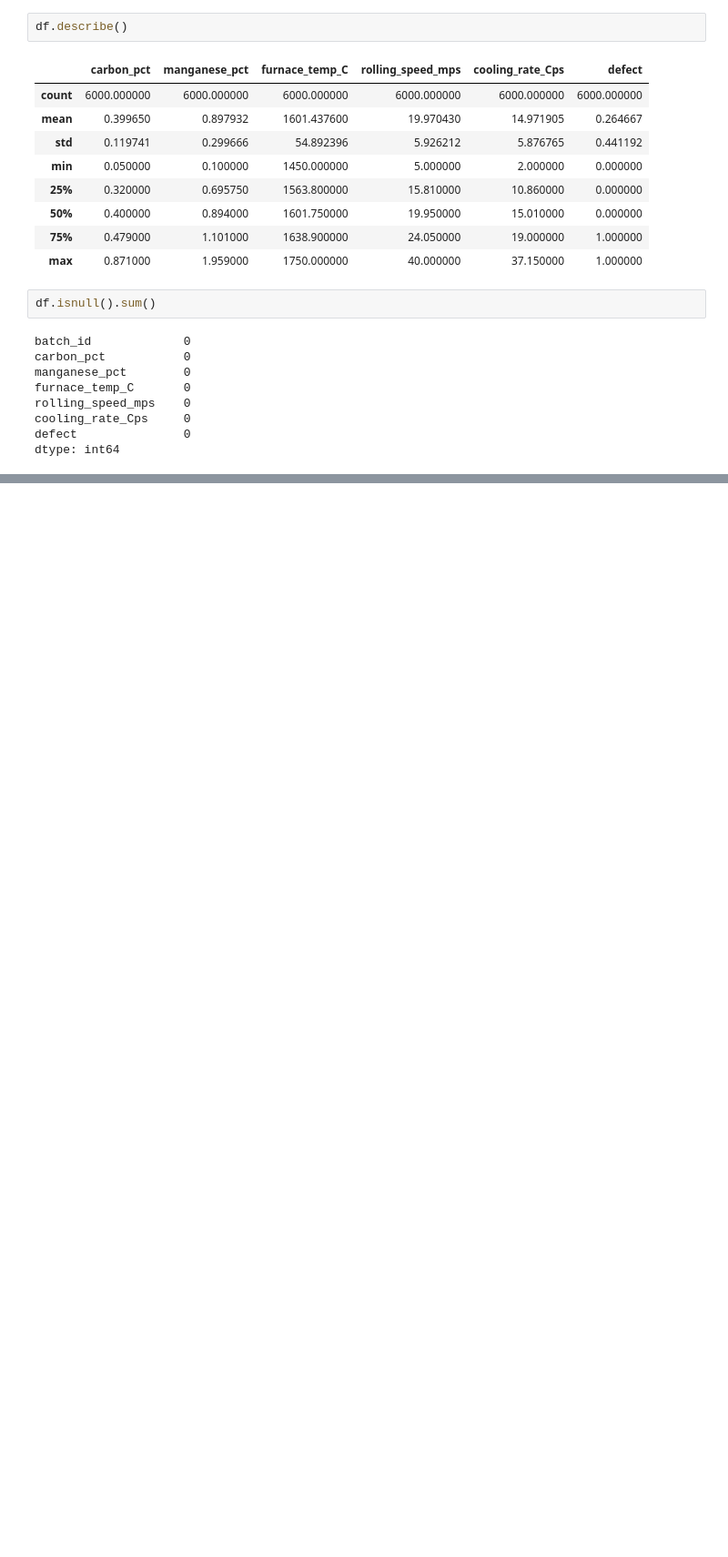
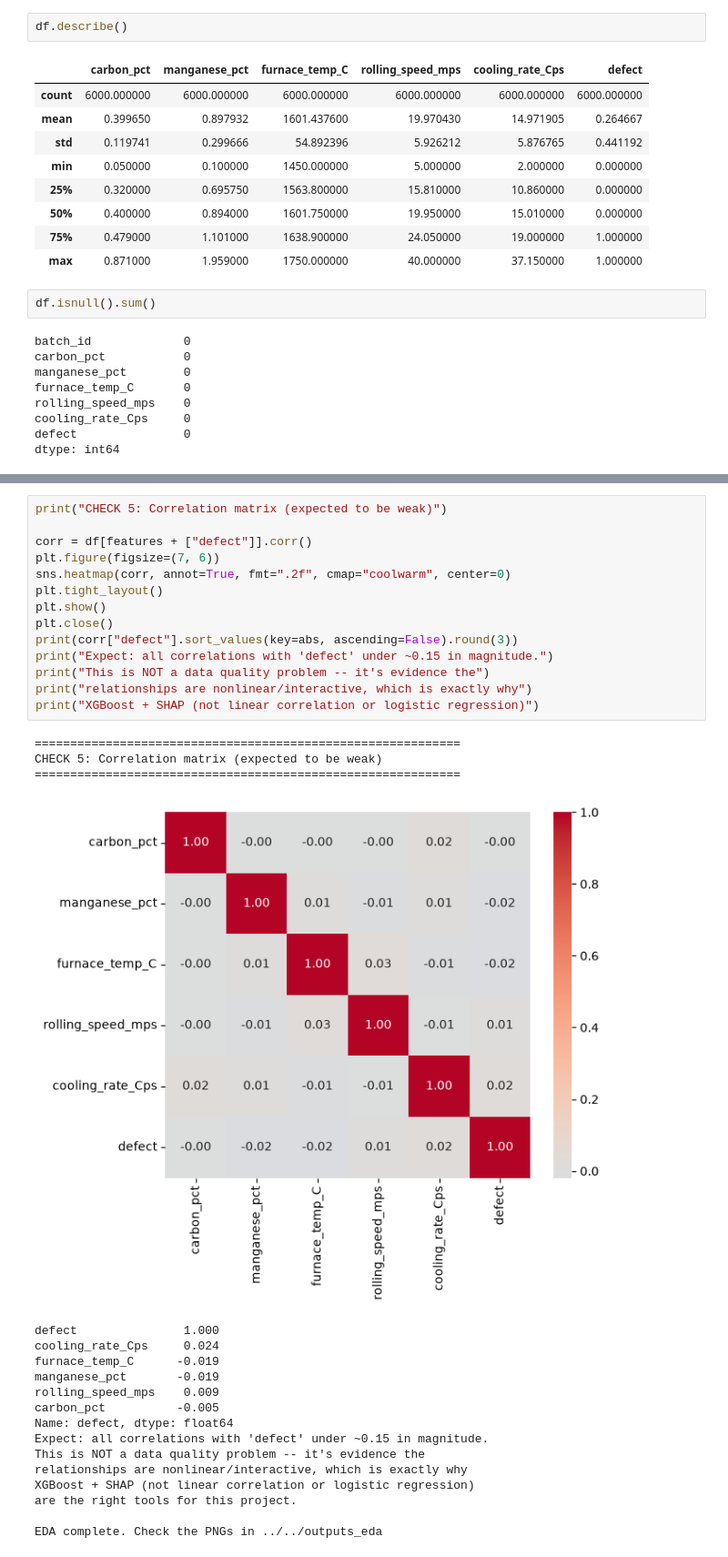
Before and after one commit to Koushikv18/SteelVision, a Jupyter notebook: src/notebooks/eda.ipynb, the cells around one changed output, grey strips where cells are left out. Shown at 91% size. Cells and saved outputs as stored; diff of their text form; blank space fills up the shorter version.

```diff
--- a/src/notebooks/eda.ipynb
+++ b/src/notebooks/eda.ipynb
@@ -46,0 +132,33 @@ dtype: int64
+# %%
+print("CHECK 5: Correlation matrix (expected to be weak)")
+
+corr = df[features + ["defect"]].corr()
+plt.figure(figsize=(7, 6))
+sns.heatmap(corr, annot=True, fmt=".2f", cmap="coolwarm", center=0)
+plt.tight_layout()
+plt.show()
+plt.close()
+print(corr["defect"].sort_values(key=abs, ascending=False).round(3))
+print("Expect: all correlations with 'defect' under ~0.15 in magnitude.")
+print("This is NOT a data quality problem -- it's evidence the")
+print("relationships are nonlinear/interactive, which is exactly why")
+print("XGBoost + SHAP (not linear correlation or logistic regression)")
+# %% [output]
+============================================================
+CHECK 5: Correlation matrix (expected to be weak)
+============================================================
+[figure, added]
+defect               1.000
+cooling_rate_Cps     0.024
+furnace_temp_C      -0.019
+manganese_pct       -0.019
+rolling_speed_mps    0.009
+carbon_pct          -0.005
+Name: defect, dtype: float64
+Expect: all correlations with 'defect' under ~0.15 in magnitude.
+This is NOT a data quality problem -- it's evidence the
+relationships are nonlinear/interactive, which is exactly why
+XGBoost + SHAP (not linear correlation or logistic regression)
+are the right tools for this project.
+
+EDA complete. Check the PNGs in ../../outputs_eda
```
Also changed, not shown: parts of 6 cells of this notebook.
